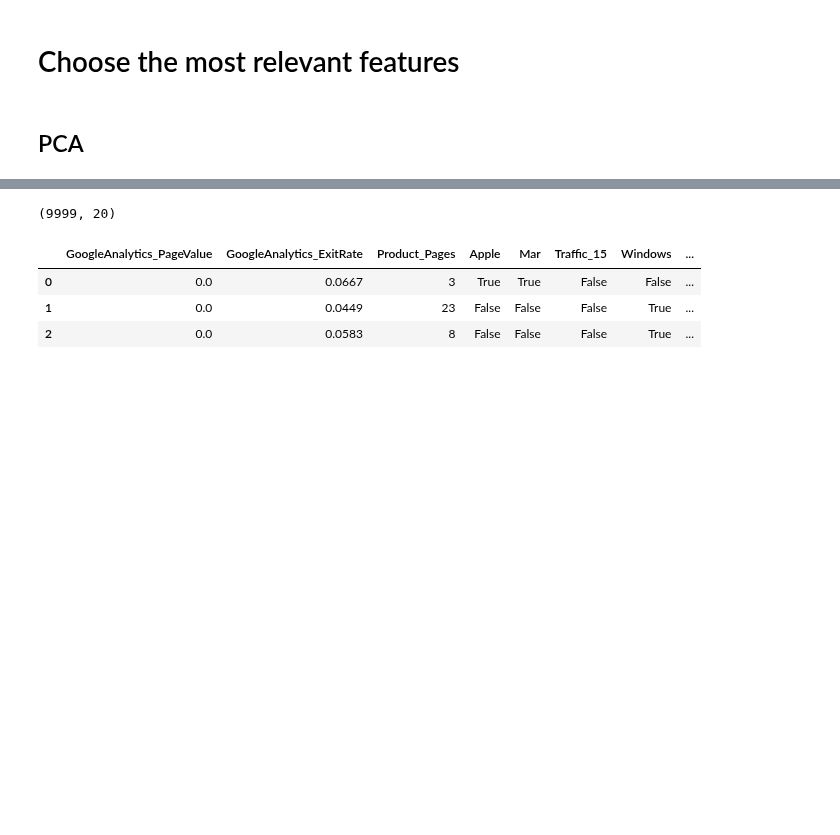
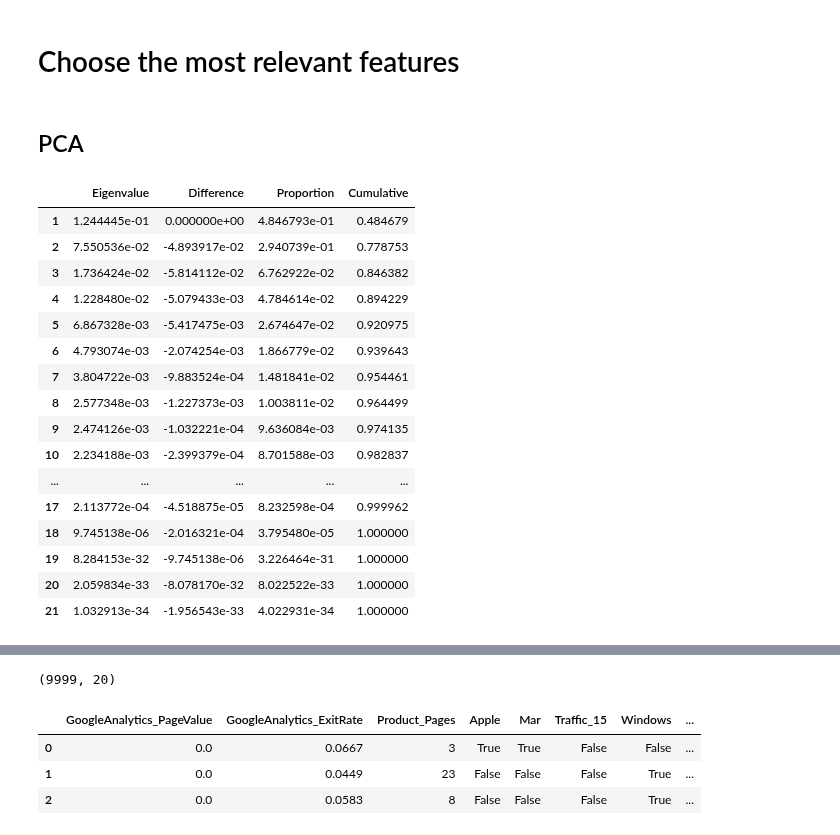
Before and after one commit to JohnnyCodess/Project-Machine-Learning, a Jupyter notebook: Inchoerencies + Outliers per Fold.ipynb, the cells around one changed output, grey strips where cells are left out. Drawn from its saved outputs; the diff is of its cells as text; code cells hidden in the pictures; blank space fills up the shorter version.

```diff
--- a/Inchoerencies + Outliers per Fold.ipynb
+++ b/Inchoerencies + Outliers per Fold.ipynb
@@ -797,3 +799,35 @@ selected_non_metric= list(chi_square_results[chi_square_results['Keep'] == 'Yes'
 selected_variables = selected_metric + selected_non_metric
 # %% [markdown]
 ## PCA
+# %%
+# ------------------- Principal Components Analysis ------------
+
+# Perform PCA to reduce dimensionality and retain the best combinations of the most important variables
+
+data_pca = data_metric_scaled.copy() # para confirmar
+pca = PCA()
+pca_feat = pca.fit_transform(data_pca)
+pca_feat
+pd.DataFrame({"Eigenvalue": pca.explained_variance_,
+            "Difference": np.insert(np.diff(pca.explained_variance_), 0, 0),
+             "Proportion": pca.explained_variance_ratio_,
+             "Cumulative": np.cumsum(pca.explained_variance_ratio_)},
+            index=range(1, pca.n_components_ + 1))
+# %% [output]
+|  | Eigenvalue | Difference | Proportion | Cumulative |
+| 1 | 1.244445e-01 | 0.000000e+00 | 4.846793e-01 | 0.484679 |
+| 2 | 7.550536e-02 | -4.893917e-02 | 2.940739e-01 | 0.778753 |
+| 3 | 1.736424e-02 | -5.814112e-02 | 6.762922e-02 | 0.846382 |
+| 4 | 1.228480e-02 | -5.079433e-03 | 4.784614e-02 | 0.894229 |
+| 5 | 6.867328e-03 | -5.417475e-03 | 2.674647e-02 | 0.920975 |
+| 6 | 4.793074e-03 | -2.074254e-03 | 1.866779e-02 | 0.939643 |
+| 7 | 3.804722e-03 | -9.883524e-04 | 1.481841e-02 | 0.954461 |
+| 8 | 2.577348e-03 | -1.227373e-03 | 1.003811e-02 | 0.964499 |
+| 9 | 2.474126e-03 | -1.032221e-04 | 9.636084e-03 | 0.974135 |
+| 10 | 2.234188e-03 | -2.399379e-04 | 8.701588e-03 | 0.982837 |
+| ... | ... | ... | ... | ... |
+| 17 | 2.113772e-04 | -4.518875e-05 | 8.232598e-04 | 0.999962 |
+| 18 | 9.745138e-06 | -2.016321e-04 | 3.795480e-05 | 1.000000 |
+| 19 | 8.284153e-32 | -9.745138e-06 | 3.226464e-31 | 1.000000 |
+| 20 | 2.059834e-33 | -8.078170e-32 | 8.022522e-33 | 1.000000 |
+| 21 | 1.032913e-34 | -1.956543e-33 | 4.022931e-34 | 1.000000 |
```
Also changed, not shown: parts of 4 cells of this notebook.
